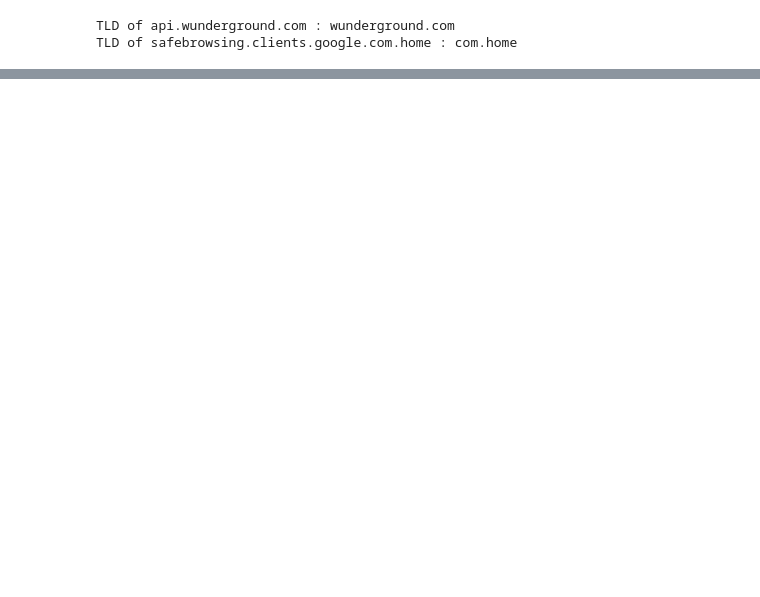
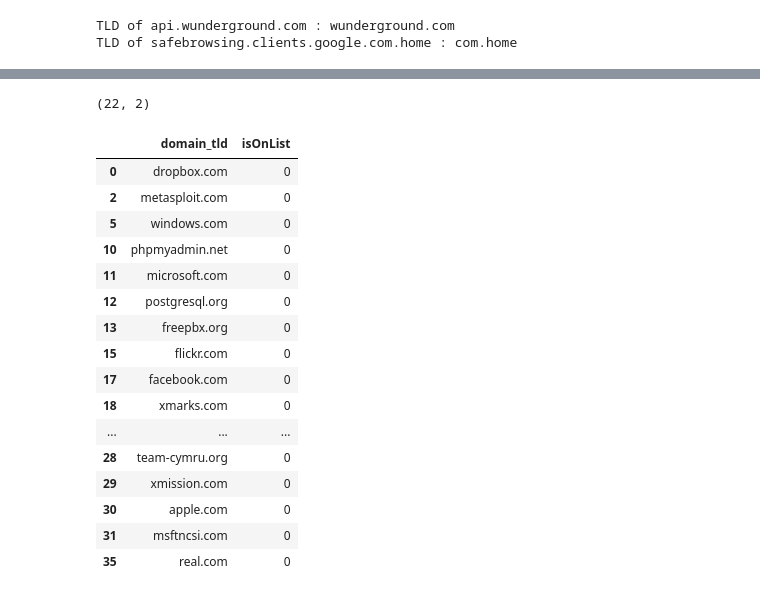
Before and after one commit to moraleseoscar/HuntingWithDS, a Jupyter notebook: HuntingWithDataScience.ipynb, the cells around one changed output, grey strips where cells are left out. Cells and saved outputs as stored; diff of their text form; code cells hidden in the pictures; blank space fills up the shorter version.

```diff
--- a/HuntingWithDataScience.ipynb
+++ b/HuntingWithDataScience.ipynb
@@ -175,0 +274,23 @@ See the caveats in the documentation: https://pandas.pydata.org/pandas-docs/stab
+# %%
+df_dominios_expertos_filtrado = df_domain_experts[df_domain_experts['isOnList'] == 0]
+print(df_dominios_expertos_filtrado.shape)
+df_dominios_expertos_filtrado
+# %% [output]
+(22, 2)
+|  | domain_tld | isOnList |
+| 0 | dropbox.com | 0 |
+| 2 | metasploit.com | 0 |
+| 5 | windows.com | 0 |
+| 10 | phpmyadmin.net | 0 |
+| 11 | microsoft.com | 0 |
+| 12 | postgresql.org | 0 |
+| 13 | freepbx.org | 0 |
+| 15 | flickr.com | 0 |
+| 17 | facebook.com | 0 |
+| 18 | xmarks.com | 0 |
+| ... | ... | ... |
+| 28 | team-cymru.org | 0 |
+| 29 | xmission.com | 0 |
+| 30 | apple.com | 0 |
+| 31 | msftncsi.com | 0 |
+| 35 | real.com | 0 |
```
Also changed, not shown: parts of 26 cells of this notebook, 4 other files.
